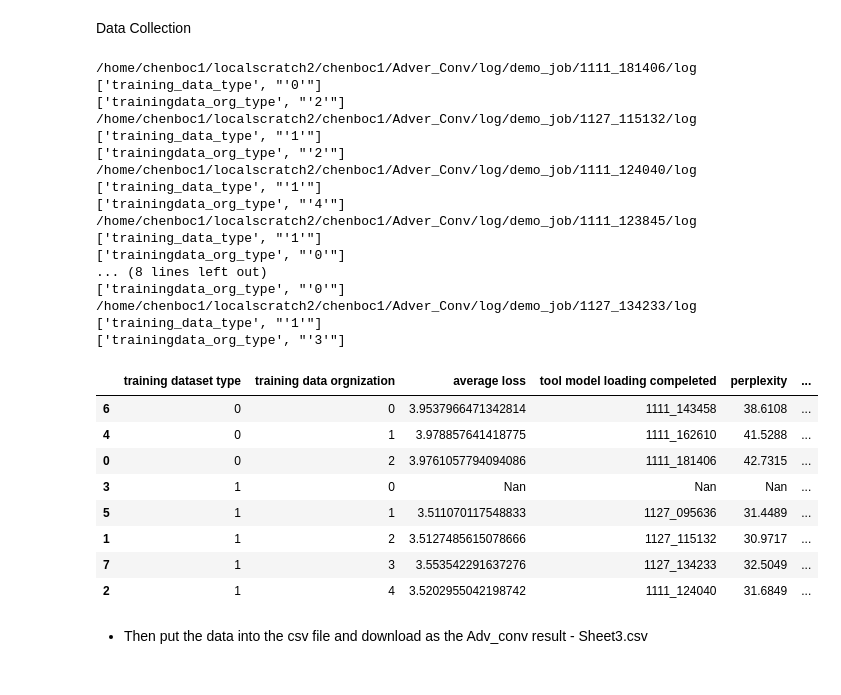
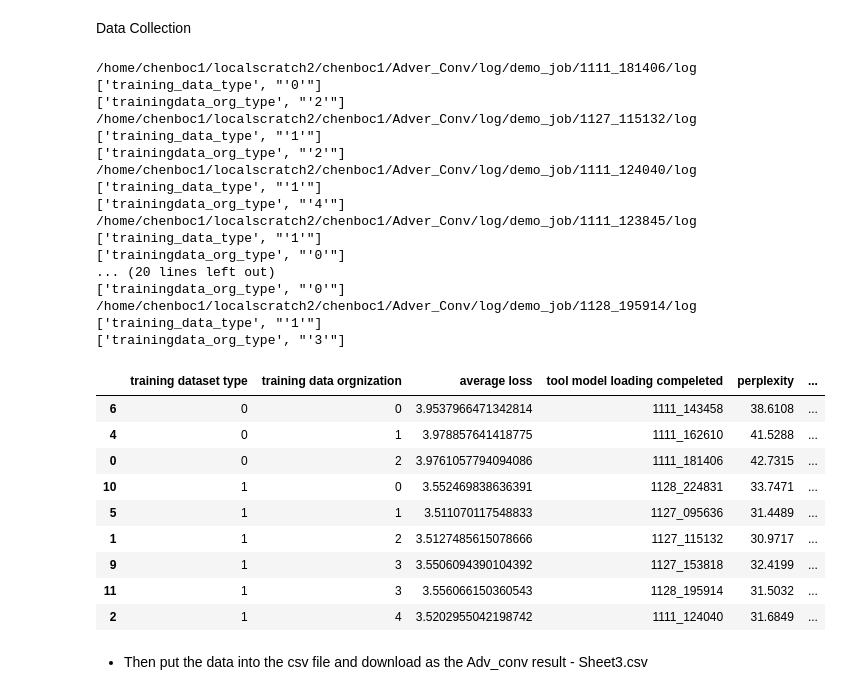
Before and after one commit to BJTFDGR/RAID23_Chatbot, a Jupyter notebook: result/result_figure/scripts/Fig_seq_number.ipynb, the cells around one changed output. Cells and saved outputs as stored; diff of their text form; code cells hidden in the pictures.

```diff
--- a/result/result_figure/scripts/Fig_seq_number.ipynb
+++ b/result/result_figure/scripts/Fig_seq_number.ipynb
@@ -71,7 +71,42 @@ for item in os.listdir(path_dir):
         else:
             # print('nothing')
             pass
-    # if len(find_patch)>6:
+for item in os.listdir(path_dir):
+    log_file= os.path.join(path_dir,item,'log')
+    find_patch=[]
+    with open(log_file) as f:
+        content=f.readlines()
+        try:
+            lst= [[i.split('=')[0],i.split('=')[1]] for i in content[1].split(', ')]
+        except:
+            continue
+        flag=0
+        for item in lst:
+            if 'query_number' == item[0]:
+                if item[1]=='500':
+                    flag=1
+        if flag:
+            for item in lst:
+                if 'query_number' == item[0]:
+                    if item[1]=='500':
+                        print(log_file)
+                        # find_patch.append(str(item[1].replace("'",'')))
+                if 'training_data_type' == item[0]:
+                    print(item)
+                    find_patch.append(str(item[1].replace("'",'')))
+
+                if 'trainingdata_org_type' == item[0]:
+                    print(item)
+                    find_patch.append(str(item[1].replace("'",'')))
+
+            for line in content:
+                for key in keyword:
+                    if key in line:
+                        find_patch.append(line)
+            result_record.append(find_patch)
+        else:
+            # print('nothing')
+            pass
 # %% [output]
 /home/chenboc1/localscratch2/chenboc1/Adver_Conv/log/demo_job/1111_181406/log
 ['training_data_type', "'0'"]
@@ -85,16 +120,16 @@ for item in os.listdir(path_dir):
 /home/chenboc1/localscratch2/chenboc1/Adver_Conv/log/demo_job/1111_123845/log
 ['training_data_type', "'1'"]
 ['trainingdata_org_type', "'0'"]
-... (8 lines left out)
+... (20 lines left out)
 ['trainingdata_org_type', "'0'"]
-/home/chenboc1/localscratch2/chenboc1/Adver_Conv/log/demo_job/1127_134233/log
+/home/chenboc1/localscratch2/chenboc1/Adver_Conv/log/demo_job/1128_195914/log
 ['training_data_type', "'1'"]
 ['trainingdata_org_type', "'3'"]
 # %%
-
+import numpy
 all_info=[]
 for record in result_record:
-    info=['Nan' for i in keyword]
+    info=[numpy.nan for i in keyword]
     info[0]=str(record[0])
     info[1]=str(record[1])
     for sentence in record:
@@ -124,19 +159,22 @@ for record in result_record:
 # %%
 import pandas as pd
 
 df = pd.DataFrame(all_info)
 df.columns = keyword
+new_df=df[(df['number1']!='0')&(df['number3']!='0.0')].dropna(subset=['tool model loading compeleted','number1'])
 
-df.sort_values(by=['training dataset type','training data orgnization','prefix_type is ====='])
+new_df=new_df.sort_values(by=['training dataset type','training data orgnization','prefix_type is ====='])
+new_df
 # %% [output]
 |  | training dataset type | training data orgnization | average loss | tool model loading compeleted | perplexity | ... |
 | 6 | 0 | 0 | 3.9537966471342814 | 1111_143458 | 38.6108 | ... |
 | 4 | 0 | 1 | 3.978857641418775 | 1111_162610 | 41.5288 | ... |
 | 0 | 0 | 2 | 3.9761057794094086 | 1111_181406 | 42.7315 | ... |
-| 3 | 1 | 0 | Nan | Nan | Nan | ... |
+| 10 | 1 | 0 | 3.552469838636391 | 1128_224831 | 33.7471 | ... |
 | 5 | 1 | 1 | 3.511070117548833 | 1127_095636 | 31.4489 | ... |
 | 1 | 1 | 2 | 3.5127485615078666 | 1127_115132 | 30.9717 | ... |
-| 7 | 1 | 3 | 3.553542291637276 | 1127_134233 | 32.5049 | ... |
+| 9 | 1 | 3 | 3.5506094390104392 | 1127_153818 | 32.4199 | ... |
+| 11 | 1 | 3 | 3.556066150360543 | 1128_195914 | 31.5032 | ... |
 | 2 | 1 | 4 | 3.5202955042198742 | 1111_124040 | 31.6849 | ... |
 # %% [markdown]
 - Then put the data into the csv file and download as the Adv_conv result - Sheet3.csv
```
Also changed, not shown: parts of 12 cells of this notebook, 2 other files.
